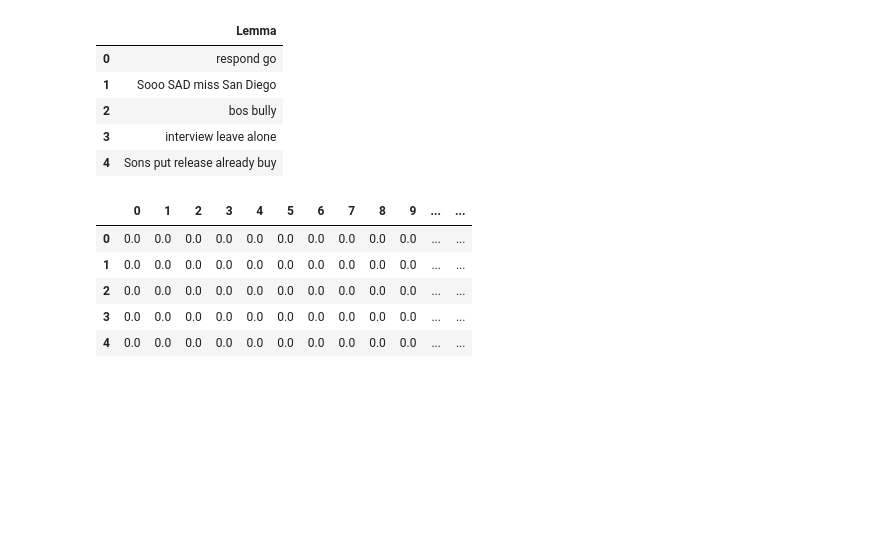
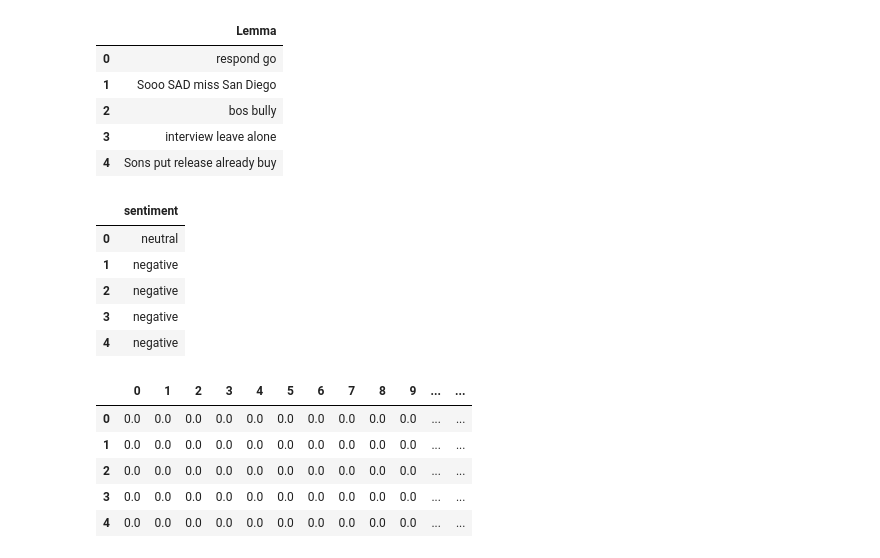
Before and after one commit to AlbertoLopezAlvz/ProcesamientodeDatos, a Jupyter notebook: Practica_3.ipynb, the cells around one changed output. Saved outputs shown, nothing was run; the diff lists cells and outputs as text; code cells hidden in the pictures; blank space fills up the shorter version.

```diff
--- a/Practica_3.ipynb
+++ b/Practica_3.ipynb
@@ -176,6 +176,16 @@ processed_features.head()
 | 2 | bos bully |
 | 3 | interview leave alone |
 | 4 | Sons put release already buy |
+# %%
+x = pd.DataFrame(tweets.sentiment)
+x.head()
+# %% [output]
+|  | sentiment |
+| 0 | neutral |
+| 1 | negative |
+| 2 | negative |
+| 3 | negative |
+| 4 | negative |
 # %%
 from nltk.corpus import stopwords
 from sklearn.feature_extraction.text import TfidfVectorizer
```
Also changed, not shown: parts of 9 cells of this notebook.
